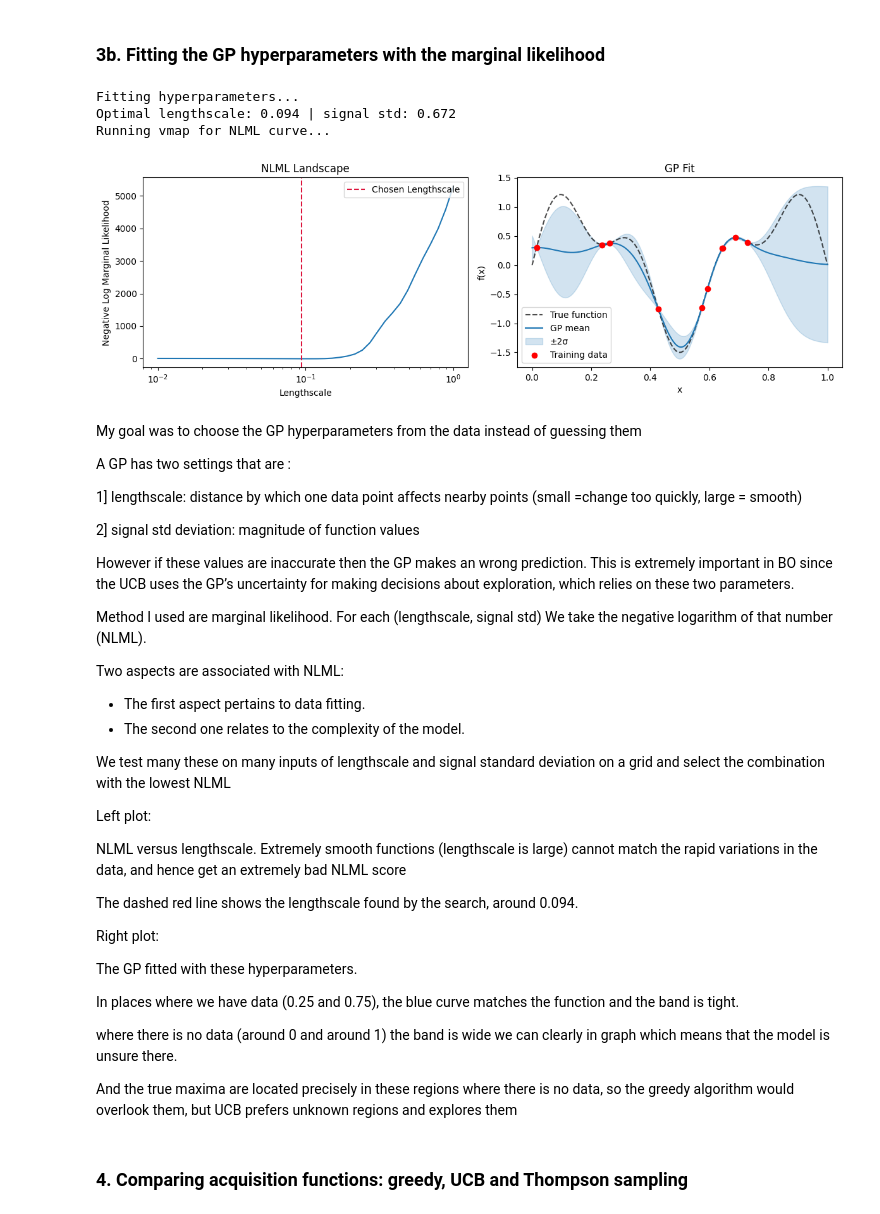
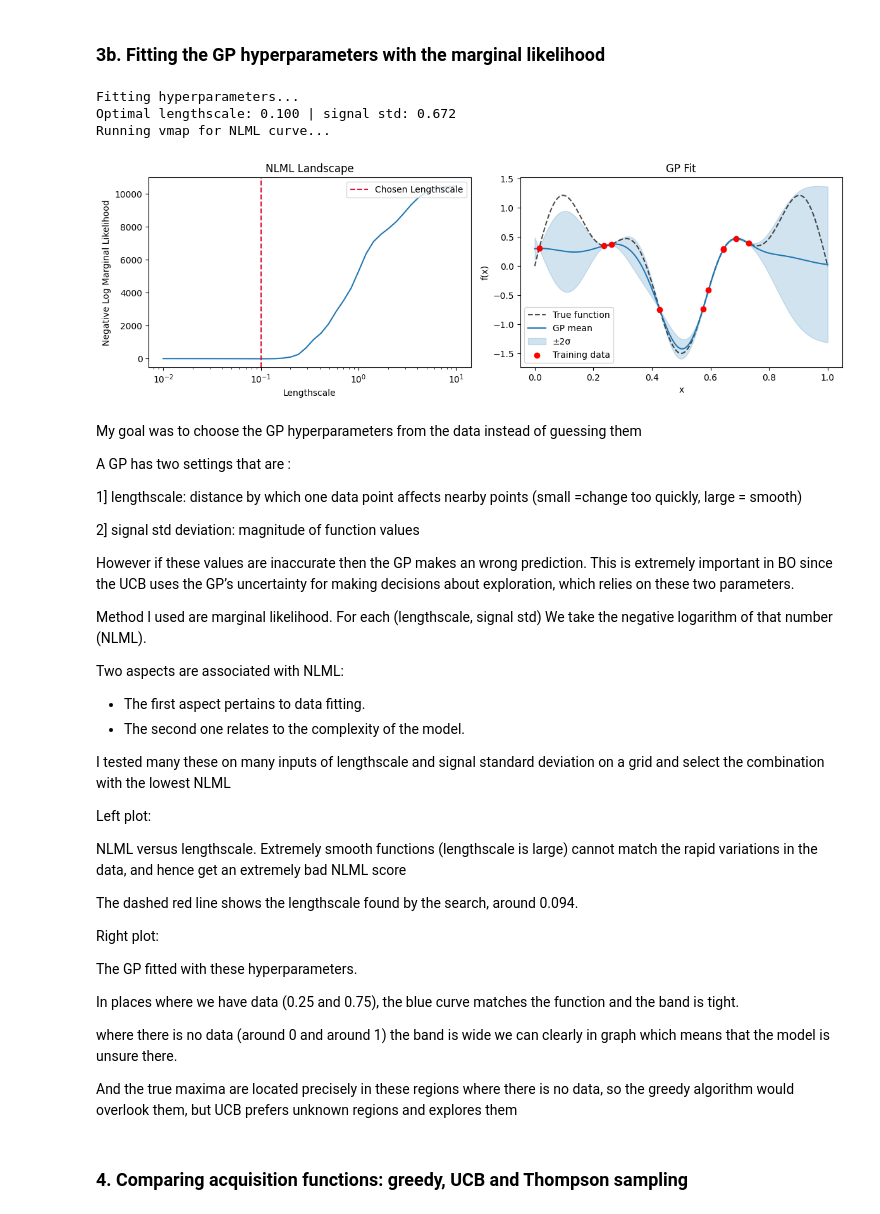
Before and after one commit to TejasDharmale/Bayesian-machine-learning-assignment, a Jupyter notebook: Bayesian_machine_learning_project.ipynb, the cells around one changed output. Saved outputs shown, nothing was run; the diff lists cells and outputs as text; code cells hidden in the pictures.

```diff
--- a/Bayesian_machine_learning_project.ipynb
+++ b/Bayesian_machine_learning_project.ipynb
@@ -342,64 +282,55 @@ def run_bo(f, X_grid, n_init, n_iter, beta, params, key, noise=0.01):
 # %%
-ELL_GRID = jnp.logspace(-2, 0, 40)
+ELL_GRID = jnp.logspace(-2, 1, 40)
 SF_GRID = jnp.logspace(-1, 1, 30)
-
-def nlml(ell, sf, X, y, noise=0.01):
-    K = k_SE(X, X, (ell, sf)) + (noise**2 + 1e-6) * jnp.eye(len(X))
+def nlml(ell, sf, X, y, noise=0.01, kern=kernel):
+    K = kern(X, X, (ell, sf)) + (noise**2 + 1e-6) * jnp.eye(len(X))
     L = jnp.linalg.cholesky(K)
     alpha = solve_triangular(L.T, solve_triangular(L, y, lower=True), lower=False)
     return 0.5 * (y @ alpha) + jnp.sum(jnp.log(jnp.diag(L))) + 0.5 * len(X) * jnp.log(2 * jnp.pi)
 
-def fit_hyperparams(X, y, noise=0.01):
+def fit_hyperparams(X, y, noise=0.01, kern=kernel):
     best_loss, best_params = jnp.inf, (1.0, 1.0)
     for ell in ELL_GRID:
         for sf in SF_GRID:
-            loss = nlml(ell, sf, X, y, noise)
+            loss = nlml(ell, sf, X, y, noise, kern)
             if jnp.isfinite(loss) and loss < best_loss:
                 best_loss, best_params = loss, (ell, sf)
     return jnp.array([best_params[0]]), jnp.array([best_params[1]])
 # %%
 key = jr.PRNGKey(42)
 X10 = jr.uniform(key, (10, 1))
 y10 = f(X10)
-
 print("Fitting hyperparameters...")
 best_ell, best_sf = fit_hyperparams(X10, y10)
 print(f"Optimal lengthscale: {float(best_ell[0]):.3f} | signal std: {float(best_sf[0]):.3f}")
-
 print("Running vmap for NLML curve...")
 nlml_curve = jax.vmap(lambda e: nlml(e, 1.0, X10, y10))(ELL_GRID)
-
-mu, cov_matrix = gp_posterior((X10, y10), X_test, k_SE, (best_ell, best_sf))
-std_dev = jnp.sqrt(jnp.clip(jnp.diag(cov_matrix), min=0.0))
-
+mu, cov_matrix = gp_posterior((X10, y10), X_grid, kernel, (best_ell, best_sf))
+sigma= jnp.sqrt(jnp.clip(jnp.diag(cov_matrix), min=0.0))
 fig, (ax_nlml, ax_gp) = plt.subplots(1, 2, figsize=(12, 4))
-
 ax_nlml.semilogx(ELL_GRID, nlml_curve, color='tab:blue')
 ax_nlml.axvline(float(best_ell[0]), color='crimson', linestyle='--', label='Chosen Lengthscale')
 ax_nlml.set_xlabel('Lengthscale')
 ax_nlml.set_ylabel('Negative Log Marginal Likelihood')
 ax_nlml.legend(loc='upper right')
 ax_nlml.set_title("NLML Landscape")
-
-ax_gp.plot(X_test[:, 0], f(X_test), 'k--', label='True function', alpha=0.7)
-ax_gp.plot(X_test[:, 0], mu, color='tab:blue', label='GP mean')
-
-upper_bound = mu + 2 * std_dev
-lower_bound = mu - 2 * std_dev
-ax_gp.fill_between(X_test[:, 0], lower_bound, upper_bound, color='tab:blue', alpha=0.2, label='±2σ')
+ax_gp.plot(X_grid[:, 0], f(X_grid), 'k--', label='True function', alpha=0.7)
+ax_gp.plot(X_grid[:, 0], mu, color='tab:blue', label='GP mean')
+upper_bound = mu + 2 * sigma
+lower_bound = mu - 2 * sigma
+ax_gp.fill_between(X_grid[:, 0], lower_bound, upper_bound, color='tab:blue', alpha=0.2, label='±2σ')
 ax_gp.scatter(X10[:, 0], y10, color='red', zorder=5, label='Training data')
 ax_gp.set_xlabel('x')
 ax_gp.set_ylabel('f(x)')
 ax_gp.legend(loc='lower left')
 ax_gp.set_title("GP Fit")
-
 plt.tight_layout()
 plt.show()
 # %% [output]
 Fitting hyperparameters...
-Optimal lengthscale: 0.094 | signal std: 0.672
+Optimal lengthscale: 0.100 | signal std: 0.672
 Running vmap for NLML curve...
-[figure, old version]
+[figure, new version]
 # %% [markdown]
 My goal was to choose the GP hyperparameters from the data instead of guessing them
 
@@ -419,7 +350,7 @@ Two aspects are associated with NLML:
 - The first aspect pertains to data fitting.
 - The second one relates to the complexity of the model.
 
-We test many these on many inputs of lengthscale and signal standard deviation on a grid and select the combination with the lowest NLML
+I tested many these on many inputs of lengthscale and signal standard deviation on a grid and select the combination with the lowest NLML
 
 
 Left plot:
```
Also changed, not shown: parts of 28 cells of this notebook.
